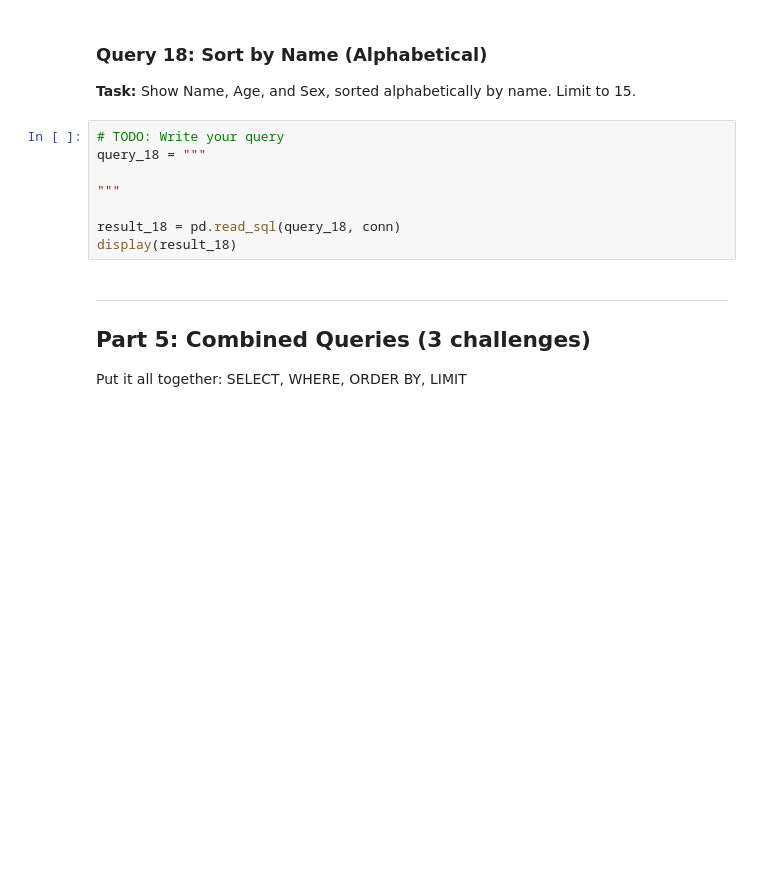
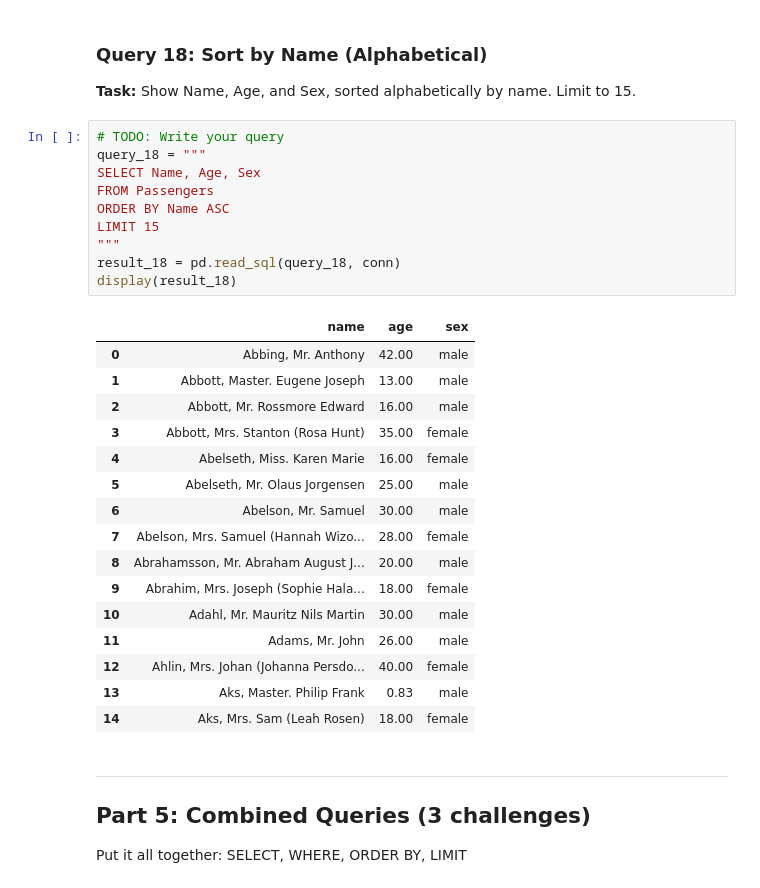
Before and after one commit to LSprecher27/databaseApplications, a Jupyter notebook: dbApps04/dbApps04Tasks.ipynb, the cells around one changed output. Cells and saved outputs as stored; diff of their text form; blank space fills up the shorter version.

```diff
--- a/dbApps04/dbApps04Tasks.ipynb
+++ b/dbApps04/dbApps04Tasks.ipynb
@@ -444,11 +537,30 @@ display(result_17)
 # %%
 # TODO: Write your query
 query_18 = """
-
+SELECT Name, Age, Sex
+FROM Passengers
+ORDER BY Name ASC
+LIMIT 15
 """
-
 result_18 = pd.read_sql(query_18, conn)
 display(result_18)
+# %% [output]
+|  | name | age | sex |
+| 0 | Abbing, Mr. Anthony | 42.00 | male |
+| 1 | Abbott, Master. Eugene Joseph | 13.00 | male |
+| 2 | Abbott, Mr. Rossmore Edward | 16.00 | male |
+| 3 | Abbott, Mrs. Stanton (Rosa Hunt) | 35.00 | female |
+| 4 | Abelseth, Miss. Karen Marie | 16.00 | female |
+| 5 | Abelseth, Mr. Olaus Jorgensen | 25.00 | male |
+| 6 | Abelson, Mr. Samuel | 30.00 | male |
+| 7 | Abelson, Mrs. Samuel (Hannah Wizo... | 28.00 | female |
+| 8 | Abrahamsson, Mr. Abraham August J... | 20.00 | male |
+| 9 | Abrahim, Mrs. Joseph (Sophie Hala... | 18.00 | female |
+| 10 | Adahl, Mr. Mauritz Nils Martin | 30.00 | male |
+| 11 | Adams, Mr. John | 26.00 | male |
+| 12 | Ahlin, Mrs. Johan (Johanna Persdo... | 40.00 | female |
+| 13 | Aks, Master. Philip Frank | 0.83 | male |
+| 14 | Aks, Mrs. Sam (Leah Rosen) | 18.00 | female |
 # %% [markdown]
 ---
 
```
Also changed, not shown: parts of 16 cells of this notebook.
